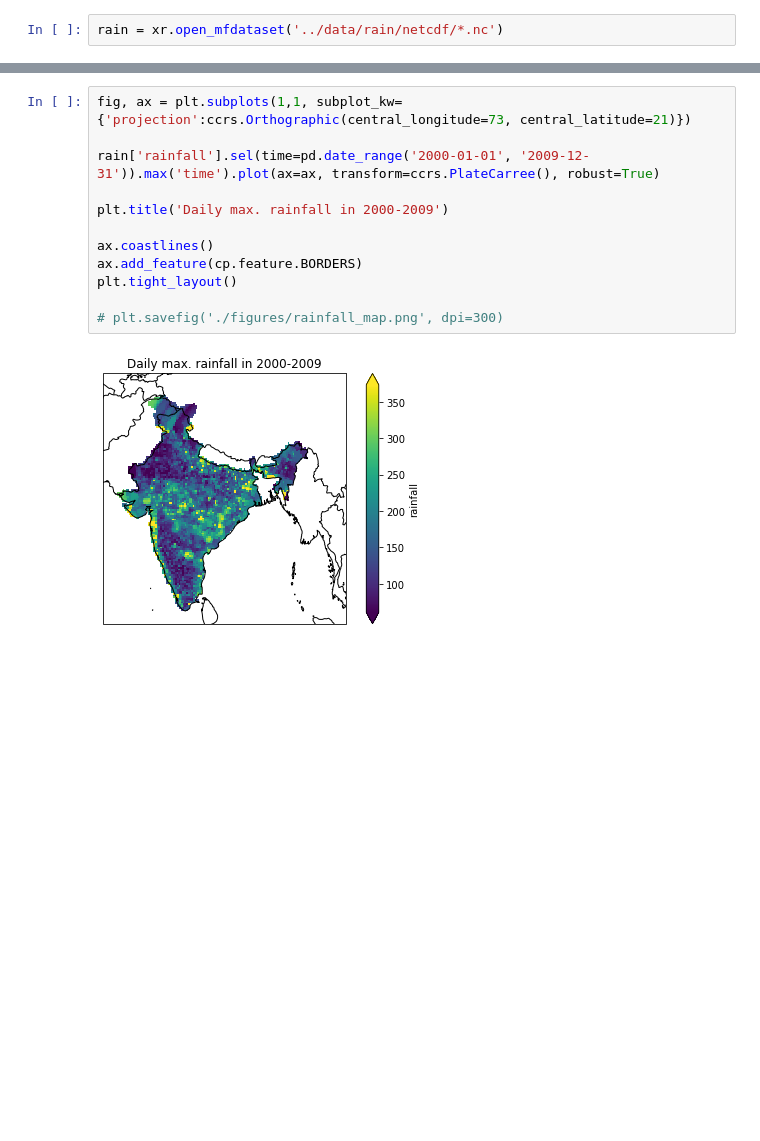
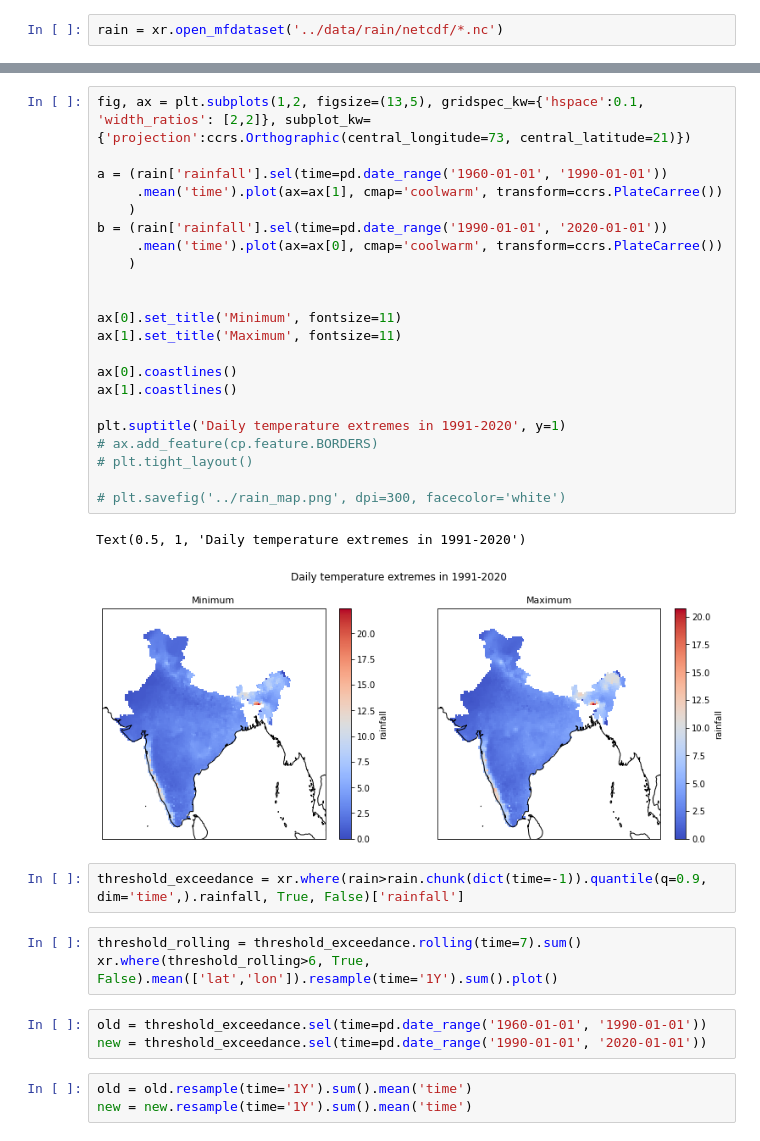
Before and after one commit to vidurmithal/imd_data, a Jupyter notebook: notebooks/explore_data.ipynb, the cells around one changed output, grey strips where cells are left out. Drawn from its saved outputs; the diff is of its cells as text; blank space fills up the shorter version.

```diff
--- a/notebooks/explore_data.ipynb
+++ b/notebooks/explore_data.ipynb
@@ -86,14 +142,36 @@ plt.tight_layout()
 # %%
-fig, ax = plt.subplots(1,1, subplot_kw={'projection':ccrs.Orthographic(central_longitude=73, central_latitude=21)})
+fig, ax = plt.subplots(1,2, figsize=(13,5), gridspec_kw={'hspace':0.1, 'width_ratios': [2,2]}, subplot_kw={'projection':ccrs.Orthographic(central_longitude=73, central_latitude=21)})
 
-rain['rainfall'].sel(time=pd.date_range('2000-01-01', '2009-12-31')).max('time').plot(ax=ax, transform=ccrs.PlateCarree(), robust=True)
+a = (rain['rainfall'].sel(time=pd.date_range('1960-01-01', '1990-01-01'))
+     .mean('time').plot(ax=ax[1], cmap='coolwarm', transform=ccrs.PlateCarree())
+    )
+b = (rain['rainfall'].sel(time=pd.date_range('1990-01-01', '2020-01-01'))
+     .mean('time').plot(ax=ax[0], cmap='coolwarm', transform=ccrs.PlateCarree())
+    )
 
-plt.title('Daily max. rainfall in 2000-2009')
 
-ax.coastlines()
-ax.add_feature(cp.feature.BORDERS)
-plt.tight_layout()
+ax[0].set_title('Minimum', fontsize=11)
+ax[1].set_title('Maximum', fontsize=11)
 
-# plt.savefig('./figures/rainfall_map.png', dpi=300)
+ax[0].coastlines()
+ax[1].coastlines()
+
+plt.suptitle('Daily temperature extremes in 1991-2020', y=1)
+# ax.add_feature(cp.feature.BORDERS)
+# plt.tight_layout()
+
+# plt.savefig('../rain_map.png', dpi=300, facecolor='white')
 # %% [output]
+Text(0.5, 1, 'Daily temperature extremes in 1991-2020')
-[figure, old version]
+[figure, new version]
+# %%
+threshold_exceedance = xr.where(rain>rain.chunk(dict(time=-1)).quantile(q=0.9, dim='time',).rainfall, True, False)['rainfall']
+# %%
+threshold_rolling = threshold_exceedance.rolling(time=7).sum()
+xr.where(threshold_rolling>6, True, False).mean(['lat','lon']).resample(time='1Y').sum().plot()
+# %%
+old = threshold_exceedance.sel(time=pd.date_range('1960-01-01', '1990-01-01'))
+new = threshold_exceedance.sel(time=pd.date_range('1990-01-01', '2020-01-01'))
+# %%
+old = old.resample(time='1Y').sum().mean('time')
+new = new.resample(time='1Y').sum().mean('time')
```
Also changed, not shown: parts of 12 cells of this notebook.
